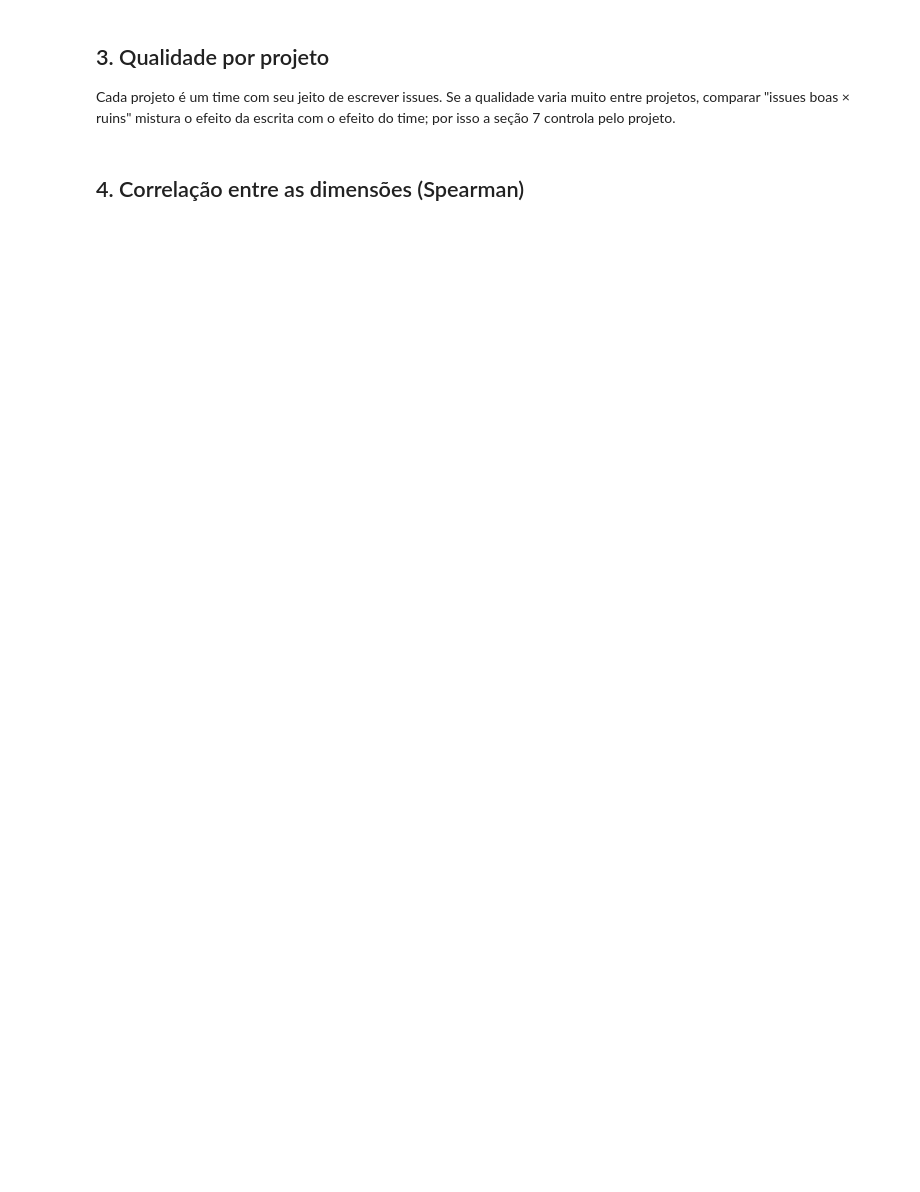
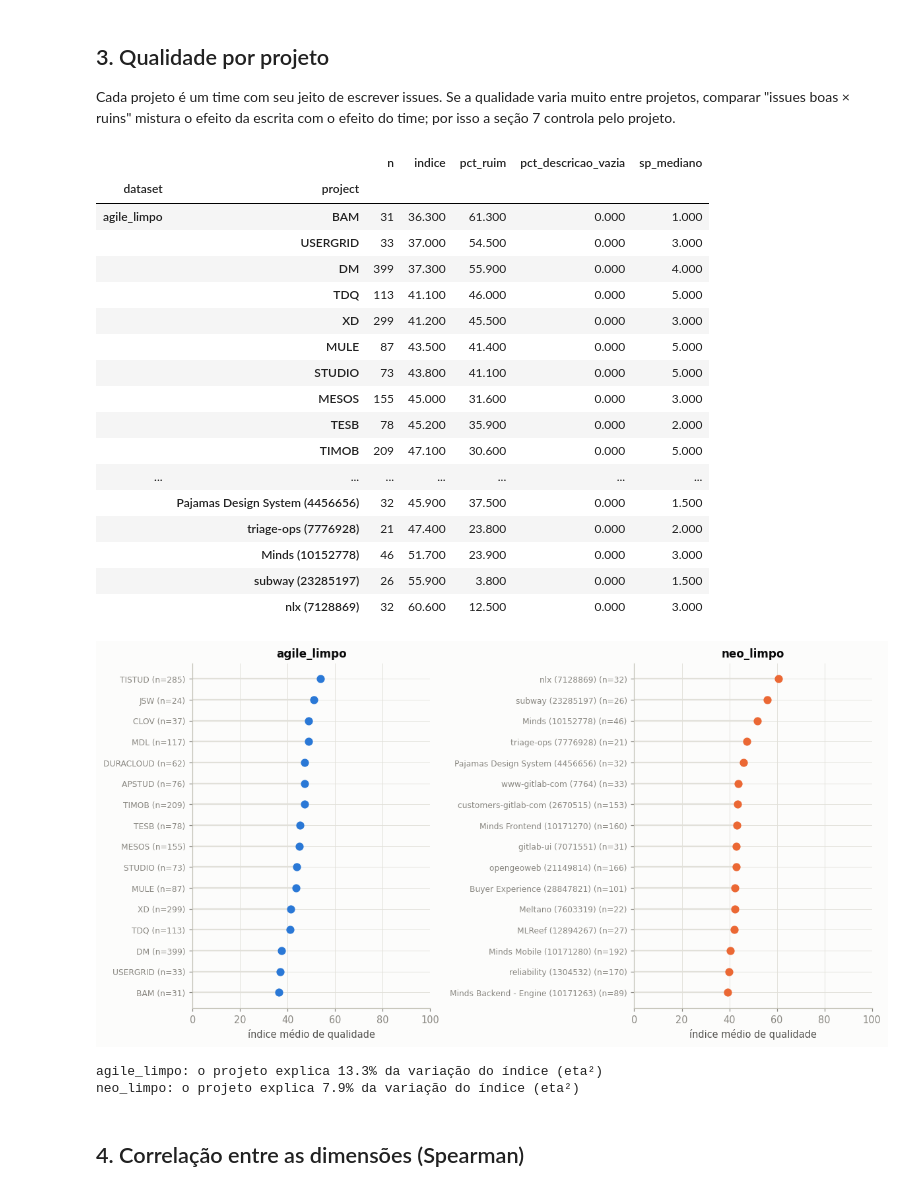
Before and after one commit to anaclaragalvao/Story-Points-Estimation, a Jupyter notebook: repro/analise_jev.ipynb, the cells around one changed output. Cells and saved outputs as stored; diff of their text form; code cells hidden in the pictures; blank space fills up the shorter version.

```diff
--- a/repro/analise_jev.ipynb
+++ b/repro/analise_jev.ipynb
@@ -204,31 +308,55 @@ fig.tight_layout(); plt.show()
 Cada projeto é um time com seu jeito de escrever issues. Se a qualidade varia muito entre projetos, comparar
 "issues boas × ruins" mistura o efeito da escrita com o efeito do time; por isso a seção 7 controla pelo projeto.
 # %%
+SECAO = "3. Qualidade por projeto"
 proj = (J.groupby(["dataset", "project"])
           .agg(n=("issue_id", "size"), indice=("indice_qualidade", "mean"),
                pct_ruim=("faixa", lambda s: 100 * (s == "ruim").mean()),
                pct_descricao_vazia=("empty_description", lambda s: 100 * s.mean()),
                sp_mediano=("sp", "median"))
           .reset_index())
 proj = proj[proj.n >= MIN_ISSUES_PROJETO].sort_values(["dataset", "indice"])
+proj["project"] = proj.project.map(nome_proj)
 display(proj.round(1).set_index(["dataset", "project"]))
 
 fig, axes = plt.subplots(1, len(DATASETS), figsize=(11, 0.28 * proj.groupby("dataset").size().max() + 1.2))
 for ax, ds in zip(np.atleast_1d(axes), DATASETS):
     p = proj[proj.dataset == ds]
     ax.hlines(range(len(p)), 0, p.indice, color=COR["grid"], linewidth=1.5)
     ax.plot(p.indice, range(len(p)), "o", color=DS_COLOR[ds], markersize=7)
     ax.set_yticks(range(len(p))); ax.set_yticklabels([f"{a} (n={b})" for a, b in zip(p.project, p.n)], fontsize=8)
     ax.set_xlim(0, 100); ax.set_xlabel("índice médio de qualidade"); ax.set_title(ds)
 fig.tight_layout(); plt.show()
 
 # variância explicada pelo projeto (eta²): quanto da qualidade é "do time"
 for ds, g in J.groupby("dataset"):
     g = g.dropna(subset=["indice_qualidade"])
     grand = g.indice_qualidade.mean()
     ss_b = g.groupby("project").indice_qualidade.apply(lambda s: len(s) * (s.mean() - grand) ** 2).sum()
     ss_t = ((g.indice_qualidade - grand) ** 2).sum()
     print(f"{ds}: o projeto explica {100 * ss_b / ss_t:.1f}% da variação do índice (eta²)")
+# %% [output]
+|  |  | n | indice | pct_ruim | pct_descricao_vazia | sp_mediano |
+| dataset | project |  |  |  |  |  |
+| agile_limpo | BAM | 31 | 36.300 | 61.300 | 0.000 | 1.000 |
+|  | USERGRID | 33 | 37.000 | 54.500 | 0.000 | 3.000 |
+|  | DM | 399 | 37.300 | 55.900 | 0.000 | 4.000 |
+|  | TDQ | 113 | 41.100 | 46.000 | 0.000 | 5.000 |
+|  | XD | 299 | 41.200 | 45.500 | 0.000 | 3.000 |
+|  | MULE | 87 | 43.500 | 41.400 | 0.000 | 5.000 |
+|  | STUDIO | 73 | 43.800 | 41.100 | 0.000 | 5.000 |
+|  | MESOS | 155 | 45.000 | 31.600 | 0.000 | 3.000 |
+|  | TESB | 78 | 45.200 | 35.900 | 0.000 | 2.000 |
+|  | TIMOB | 209 | 47.100 | 30.600 | 0.000 | 5.000 |
+| ... | ... | ... | ... | ... | ... | ... |
+|  | Pajamas Design System (4456656) | 32 | 45.900 | 37.500 | 0.000 | 1.500 |
+|  | triage-ops (7776928) | 21 | 47.400 | 23.800 | 0.000 | 2.000 |
+|  | Minds (10152778) | 46 | 51.700 | 23.900 | 0.000 | 3.000 |
+|  | subway (23285197) | 26 | 55.900 | 3.800 | 0.000 | 1.500 |
+|  | nlx (7128869) | 32 | 60.600 | 12.500 | 0.000 | 3.000 |
+[figure, added]
+agile_limpo: o projeto explica 13.3% da variação do índice (eta²)
+neo_limpo: o projeto explica 7.9% da variação do índice (eta²)
 # %% [markdown]
 ## 4. Correlação entre as dimensões (Spearman)
 # %%
```
Also changed, not shown: parts of 29 cells of this notebook, 59 other files.
